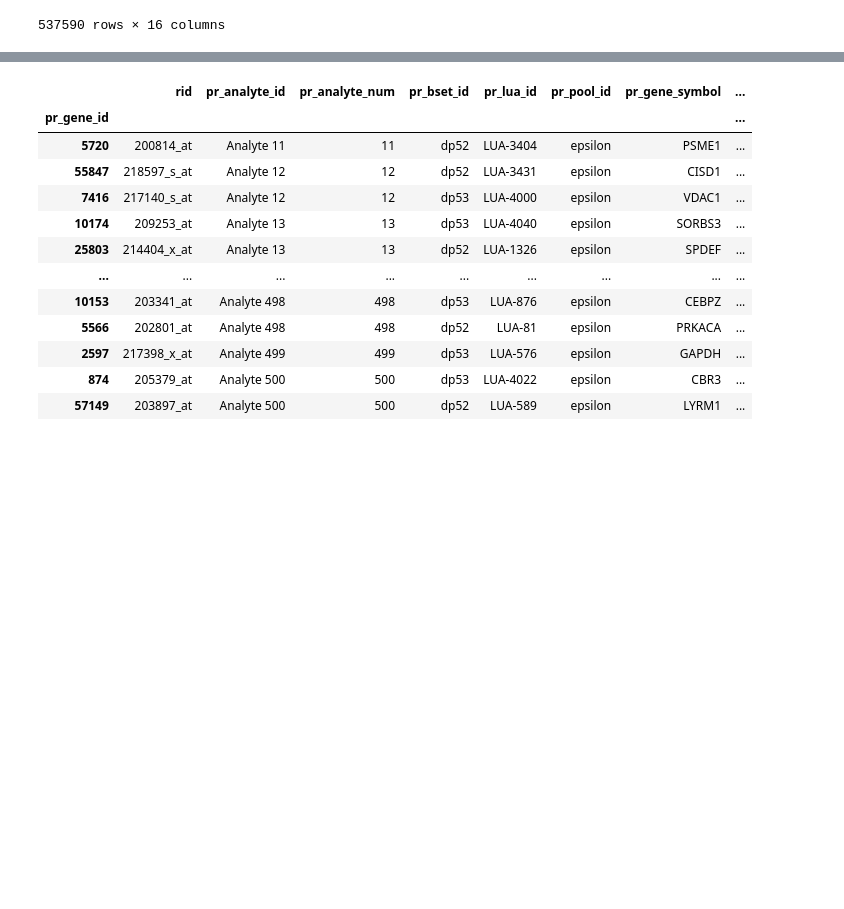
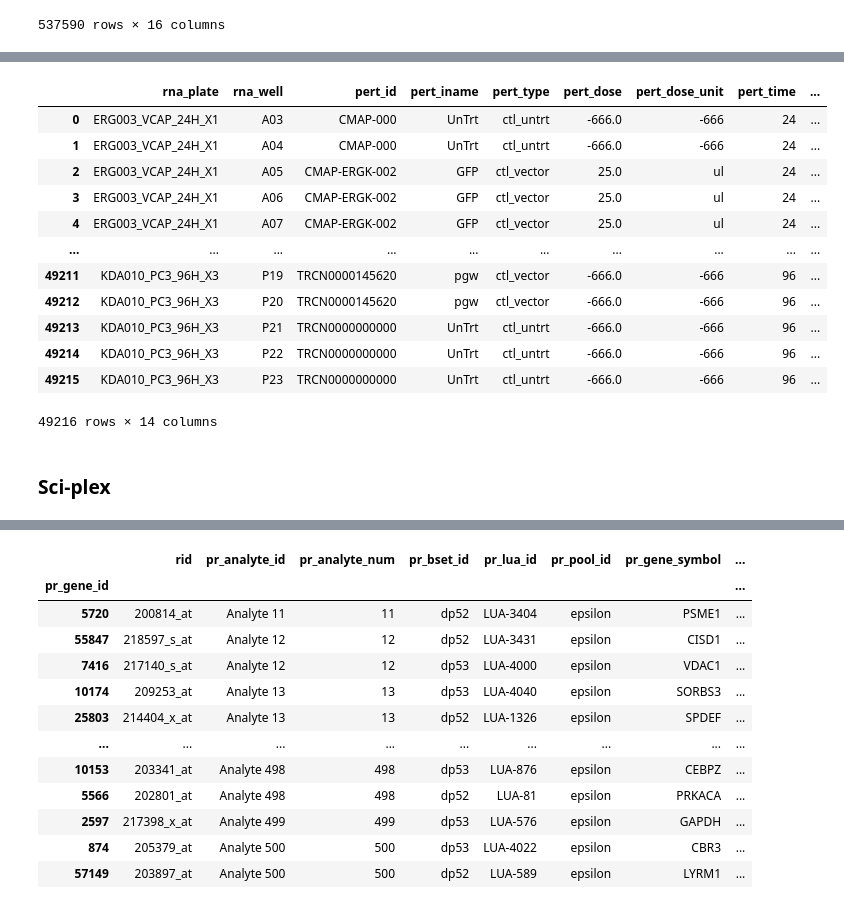
Before and after one commit to theislab/Chem-PerturBridge, a Jupyter notebook: draft_notebooks/l1000_sciplex_lamin.ipynb, the cells around one changed output, grey strips where cells are left out. Drawn from its saved outputs; the diff is of its cells as text; code cells hidden in the pictures; blank space fills up the shorter version.

```diff
--- a/draft_notebooks/l1000_sciplex_lamin.ipynb
+++ b/draft_notebooks/l1000_sciplex_lamin.ipynb
@@ -35,3 +56,21 @@ adata.obs
+# %%
+adata_phase1_delta.obs
+# %% [output]
+|  | rna_plate | rna_well | pert_id | pert_iname | pert_type | pert_dose | pert_dose_unit | pert_time | ... |
+| 0 | ERG003_VCAP_24H_X1 | A03 | CMAP-000 | UnTrt | ctl_untrt | -666.0 | -666 | 24 | ... |
+| 1 | ERG003_VCAP_24H_X1 | A04 | CMAP-000 | UnTrt | ctl_untrt | -666.0 | -666 | 24 | ... |
+| 2 | ERG003_VCAP_24H_X1 | A05 | CMAP-ERGK-002 | GFP | ctl_vector | 25.0 | ul | 24 | ... |
+| 3 | ERG003_VCAP_24H_X1 | A06 | CMAP-ERGK-002 | GFP | ctl_vector | 25.0 | ul | 24 | ... |
+| 4 | ERG003_VCAP_24H_X1 | A07 | CMAP-ERGK-002 | GFP | ctl_vector | 25.0 | ul | 24 | ... |
+| ... | ... | ... | ... | ... | ... | ... | ... | ... | ... |
+| 49211 | KDA010_PC3_96H_X3 | P19 | TRCN0000145620 | pgw | ctl_vector | -666.0 | -666 | 96 | ... |
+| 49212 | KDA010_PC3_96H_X3 | P20 | TRCN0000145620 | pgw | ctl_vector | -666.0 | -666 | 96 | ... |
+| 49213 | KDA010_PC3_96H_X3 | P21 | TRCN0000000000 | UnTrt | ctl_untrt | -666.0 | -666 | 96 | ... |
+| 49214 | KDA010_PC3_96H_X3 | P22 | TRCN0000000000 | UnTrt | ctl_untrt | -666.0 | -666 | 96 | ... |
+| 49215 | KDA010_PC3_96H_X3 | P23 | TRCN0000000000 | UnTrt | ctl_untrt | -666.0 | -666 | 96 | ... |
+49216 rows × 14 columns
+# %% [markdown]
+### Sci-plex
 # %%
 sci_obs
 # %% [output]
```
Also changed, not shown: parts of 13 cells of this notebook.
